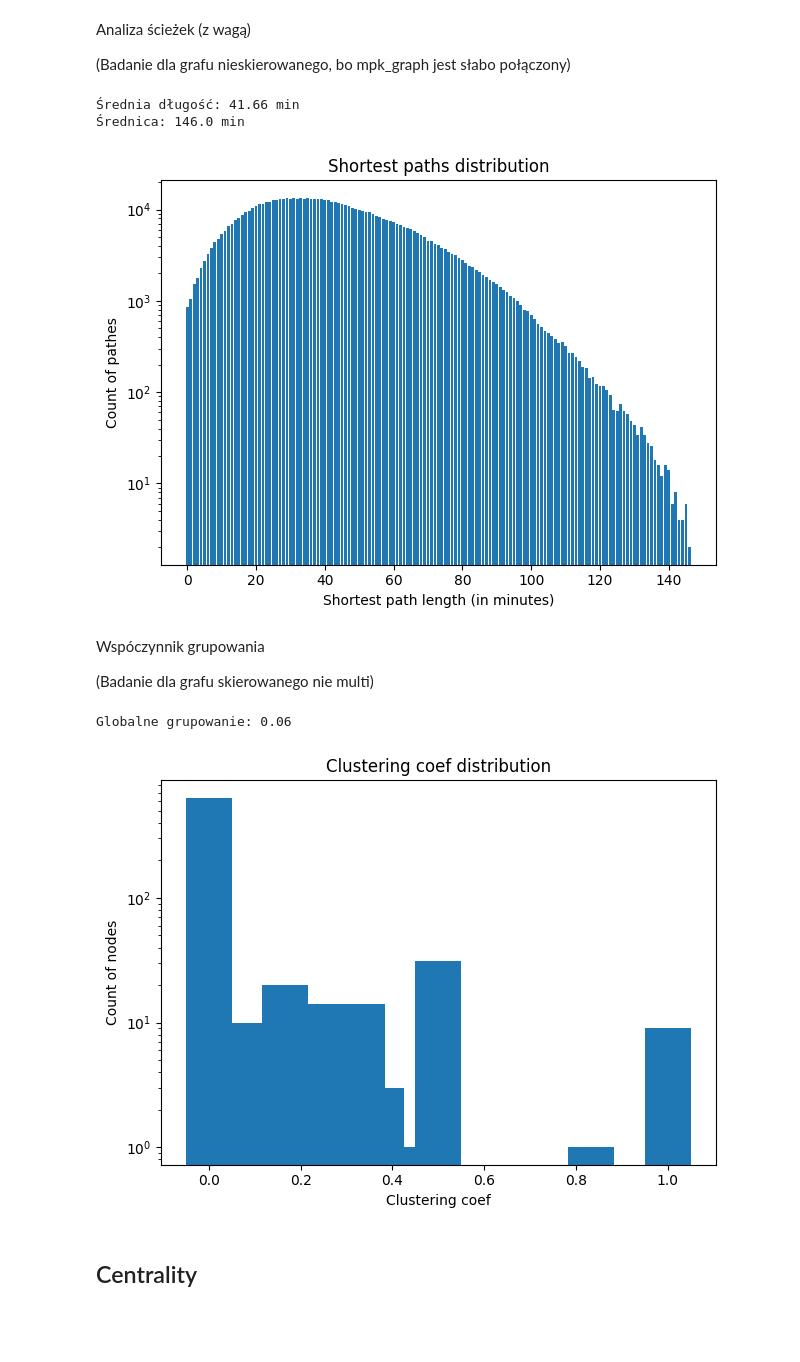
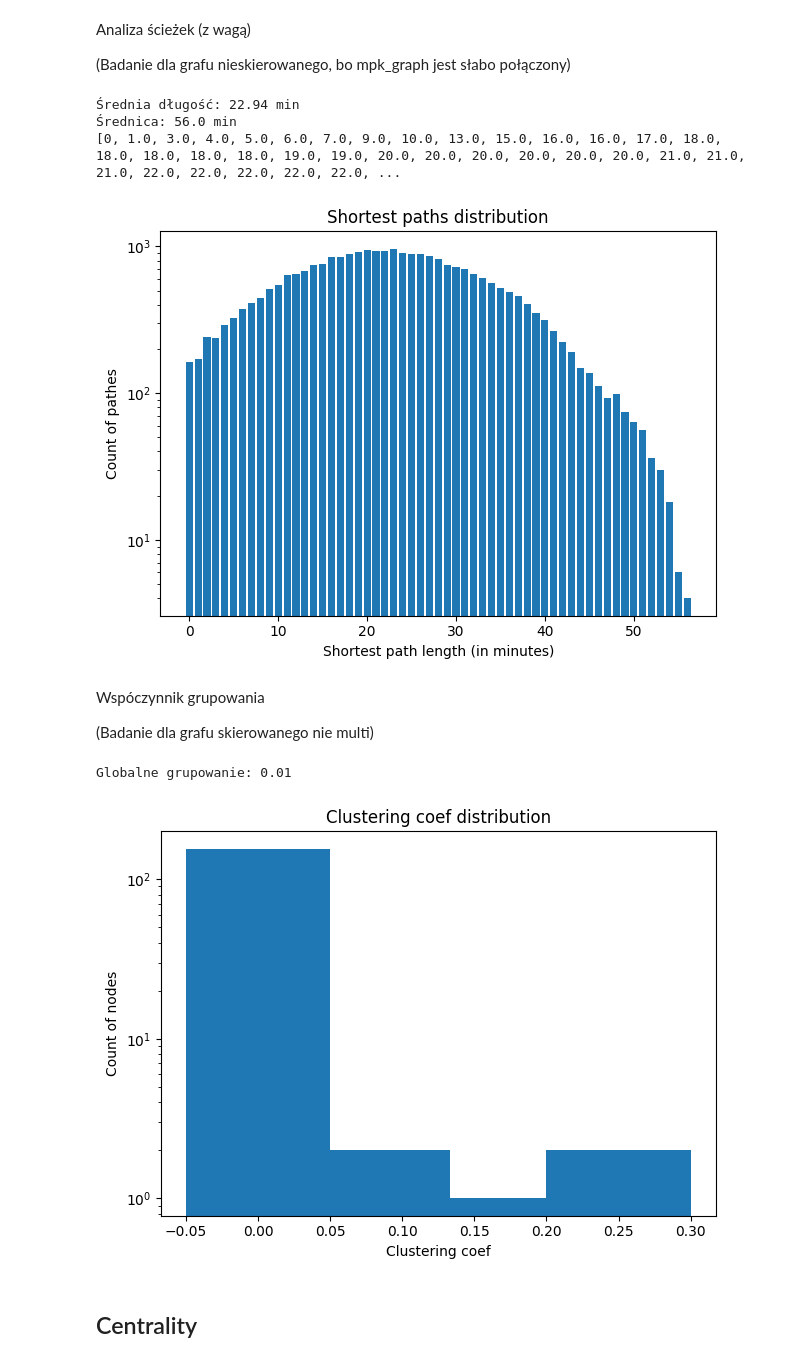
Before and after one commit to gry-mar/mpk-proj, a Jupyter notebook: Projekt.ipynb, the cells around one changed output. Drawn from its saved outputs; the diff is of its cells as text; code cells hidden in the pictures; blank space fills up the shorter version.

Commit message:
data split and calculations

```diff
--- a/Projekt.ipynb
+++ b/Projekt.ipynb
@@ -10,7 +10,8 @@ import matplotlib.pyplot as plt
 import collections
 # %%
 def create_graph_from(lines):
-    data = pd.DataFrame( columns=['source', 'target', 'delta_time', 'line_name' ])
+    data_tram = pd.DataFrame( columns=['source', 'target', 'delta_time', 'line_name' ])
+    data_bus = pd.DataFrame( columns=['source', 'target', 'delta_time', 'line_name' ])
     for index, line in enumerate(lines):
         tree = ET.parse(f'data/XML-rozkladyjazdy/{line}/{line}.xml')
         root = tree.getroot()
@@ -20,6 +21,8 @@ def create_graph_from(lines):
         else:
             line_name = line
         linia = root.find('linia')
+        print()
+
         wariant = linia.find('wariant')
         przystanek = wariant.find('przystanek')
         czasy = przystanek.find('czasy')
@@ -35,8 +38,12 @@ def create_graph_from(lines):
         df.dropna(inplace=True)
         df = df.drop(['nazwa','czas'], axis=1)
         df['line_name'] = line_name
-        data = pd.concat([data, df], axis=0)
-    return data
+        if "tram" in linia.attrib['typ']:
+            data_tram = pd.concat([data_tram, df], axis=0)
+        else:
+            data_bus = pd.concat([data_bus, df], axis=0)
+
+    return data_tram, data_bus
 # %%
 import os
 line_names = []
@@ -46,6 +53,6 @@ for path, subdirs, files in os.walk("data"):
 
 print(line_names)
 
-df = create_graph_from(line_names)
-print(df.columns)
+df_tram, df_bus = create_graph_from(line_names)
+print(df_bus['line_name'].head())
 # %% [output]
@@ -69,0 +79,4 @@ nx.draw(mpk_graph) # no troche do dupy to wygląda póki co ale chyba działa
+# %%
+mpk_graph_tram = nx.from_pandas_edgelist(df_tram, 'source', 'target', edge_attr=['delta_time', 'line_name'], create_using=nx.MultiDiGraph())
+
+mpk_graph_tram.edges()
@@ -118,13 +160,14 @@ def flatten(l):
     return [item for sublist in l for item in sublist]
 
 print('Średnia długość', end=': ')
-print(round(nx.average_shortest_path_length(nx.Graph(mpk_graph), weight='delta_time'),2), 'min')
+print(round(nx.average_shortest_path_length(nx.Graph(mpk_graph_tram), weight='delta_time'),2), 'min')
 
 print('Średnica', end=': ')
-print(round(nx.diameter(nx.Graph(mpk_graph), weight='delta_time'),2), 'min')
+print(round(nx.diameter(nx.Graph(mpk_graph_tram), weight='delta_time'),2), 'min')
 
-short_path = flatten([list(x[1].values()) for x in nx.shortest_path_length(nx.Graph(mpk_graph), weight='delta_time')])
+short_path = flatten([list(x[1].values()) for x in nx.shortest_path_length(nx.Graph(mpk_graph_tram), weight='delta_time')])
 short_path_count = dict(collections.Counter(sorted([d for d in short_path])))
+print(short_path)
 
 plt.bar(short_path_count.keys(), short_path_count.values(), width=0.8)
 plt.yscale('log')
@@ -133,28 +176,28 @@ plt.xlabel('Shortest path length (in minutes)')
 plt.ylabel('Count of pathes')
 plt.tight_layout()
 # %% [output]
-Średnia długość: 41.66 min
-Średnica: 146.0 min
+Średnia długość: 22.94 min
+Średnica: 56.0 min
+[0, 1.0, 3.0, 4.0, 5.0, 6.0, 7.0, 9.0, 10.0, 13.0, 15.0, 16.0, 16.0, 17.0, 18.0, 18.0, 18.0, 18.0, 18.0, 19.0, 19.0, 20.0, 20.0, 20.0, 20.0, 20.0, 20.0, 21.0, 21.0, 21.0, 22.0, 22.0, 22.0, 22.0, 22.0, ...
-[figure, old version]
+[figure, new version]
 # %% [markdown]
 Wspóczynnik grupowania
 
 (Badanie dla grafu skierowanego nie multi)
 # %%
 print('Globalne grupowanie', end=': ')
-print(round(nx.average_clustering(nx.DiGraph(mpk_graph)), 2))
+print(round(nx.average_clustering(nx.DiGraph(mpk_graph_tram)), 2))
 
-clustering_count = dict(collections.Counter(sorted([d[1] for d in nx.clustering(nx.DiGraph(mpk_graph)).items()])))
-
+clustering_count = dict(collections.Counter(sorted([d[1] for d in nx.clustering(nx.DiGraph(mpk_graph_tram)).items()])))
 plt.bar(clustering_count.keys(), clustering_count.values(), width=0.1)
 plt.yscale('log')
 plt.title('Clustering coef distribution')
 plt.xlabel('Clustering coef')
 plt.ylabel('Count of nodes')
 plt.tight_layout()
 # %% [output]
-Globalne grupowanie: 0.06
+Globalne grupowanie: 0.01
-[figure, old version]
+[figure, new version]
 # %% [markdown]
 ## Centrality
 # %% [markdown]
```
Also changed, not shown: parts of 15 cells of this notebook, 7 other files.
